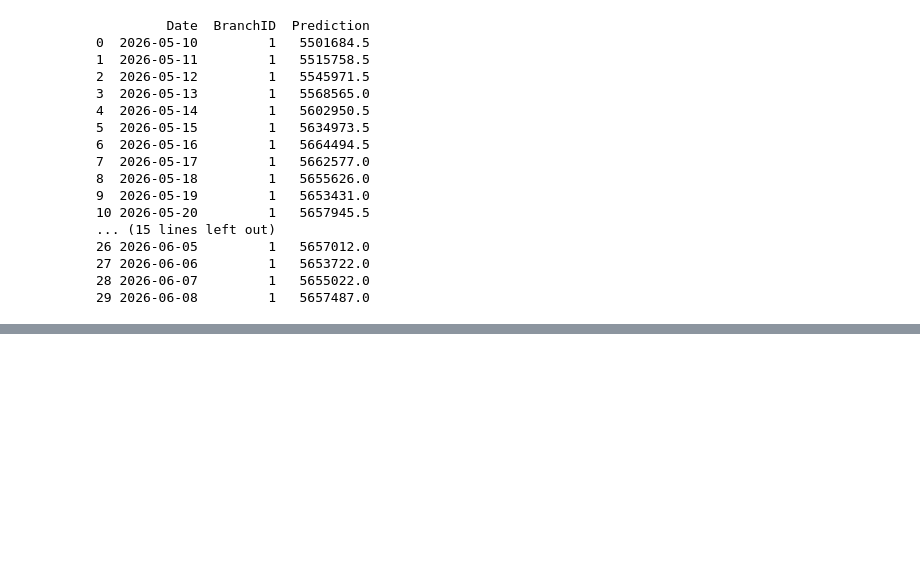
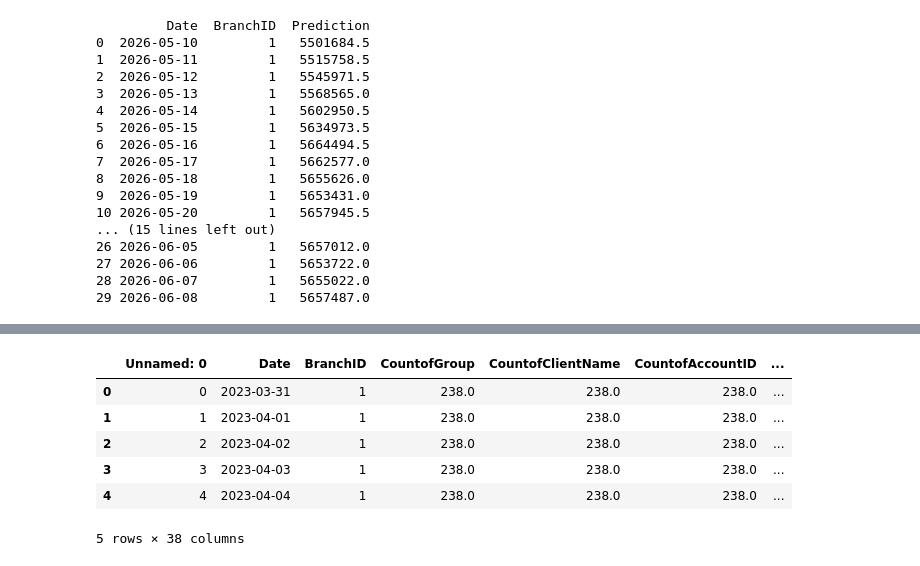
Before and after one commit to prasanna-venkatesh-m/Analytics-Forecast, a Jupyter notebook: Train_Overall_Analytics.ipynb, the cells around one changed output, grey strips where cells are left out. Saved outputs shown, nothing was run; the diff lists cells and outputs as text; code cells hidden in the pictures; blank space fills up the shorter version.

```diff
--- a/Train_Overall_Analytics.ipynb
+++ b/Train_Overall_Analytics.ipynb
@@ -2144,0 +2093,10 @@ Model saved to: /content/xgb_timeseries_model.pkl
+# %%
+eda_df.head()
+# %% [output]
+|  | Unnamed: 0 | Date | BranchID | CountofGroup | CountofClientName | CountofAccountID | ... |
+| 0 | 0 | 2023-03-31 | 1 | 238.0 | 238.0 | 238.0 | ... |
+| 1 | 1 | 2023-04-01 | 1 | 238.0 | 238.0 | 238.0 | ... |
+| 2 | 2 | 2023-04-02 | 1 | 238.0 | 238.0 | 238.0 | ... |
+| 3 | 3 | 2023-04-03 | 1 | 238.0 | 238.0 | 238.0 | ... |
+| 4 | 4 | 2023-04-04 | 1 | 238.0 | 238.0 | 238.0 | ... |
+5 rows × 38 columns
```
Also changed, not shown: parts of 5 cells of this notebook.
